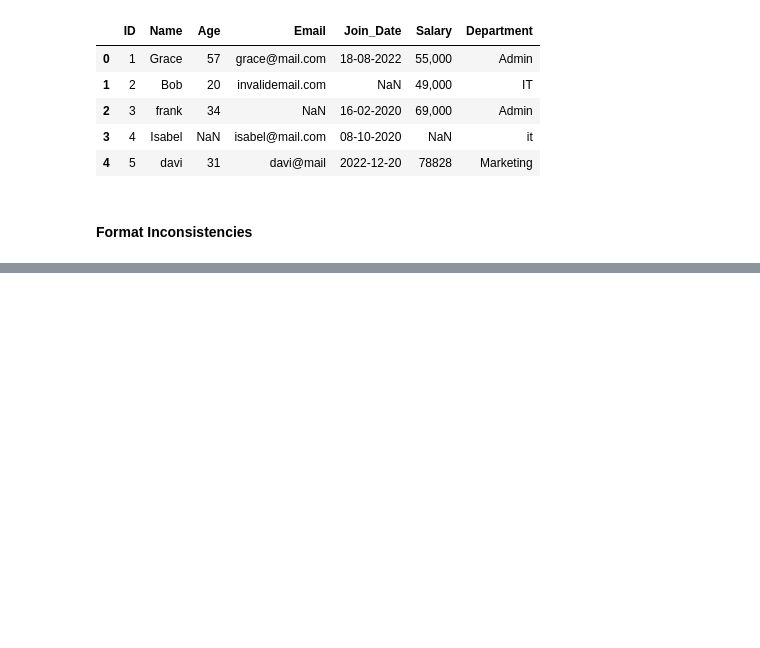
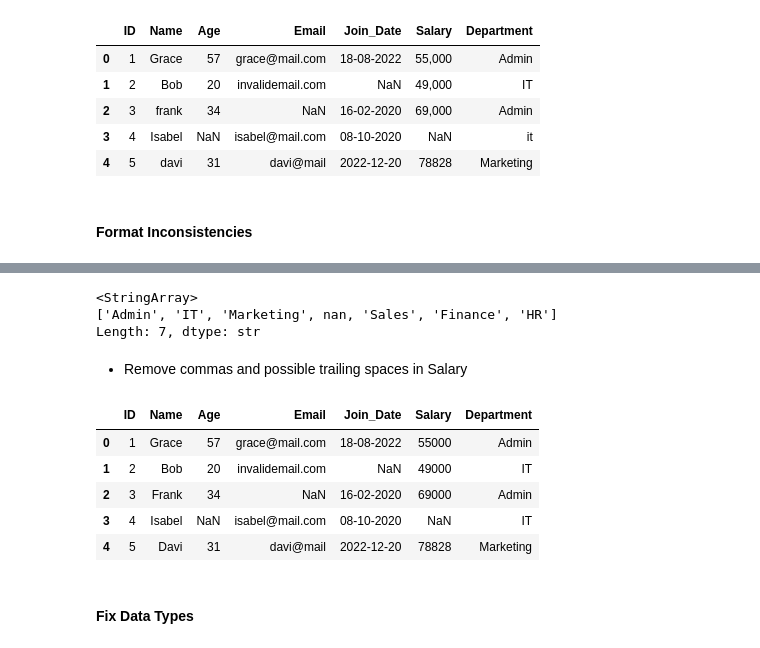
Before and after one commit to 0xceejay/practice-ai, a Jupyter notebook: src/data_cleaning/first.ipynb, the cells around one changed output, grey strips where cells are left out. Saved outputs shown, nothing was run; the diff lists cells and outputs as text; code cells hidden in the pictures; blank space fills up the shorter version.

```diff
--- a/src/data_cleaning/first.ipynb
+++ b/src/data_cleaning/first.ipynb
@@ -151,0 +166,4 @@ df_copy.head()
+# %%
+# Trim spaces using .str.strip()
+# Fix casing using str.title()
+df_copy['Name'] = df_copy['Name'].str.strip().str.title()
@@ -151,0 +189,15 @@ df_copy.head()
+# %%
+# Trim spaces using .str.strip()
+# Fix casing using str.title()
+df_copy['Department'] = df_copy['Department'].str.strip().str.title()
+# %%
+# Change abbreviations to uppercase
+df_copy["Department"] = df_copy["Department"].replace({"It": "IT", "Hr": "HR"})
+# %%
+df_copy["Department"].unique()
+# %% [output]
+<StringArray>
+['Admin', 'IT', 'Marketing', nan, 'Sales', 'Finance', 'HR']
+Length: 7, dtype: str
+# %% [markdown]
+* Remove commas and possible trailing spaces in Salary
@@ -151,0 +210,11 @@ df_copy.head()
+# %%
+df_copy.head()
+# %% [output]
+|  | ID | Name | Age | Email | Join_Date | Salary | Department |
+| 0 | 1 | Grace | 57 | grace@mail.com | 18-08-2022 | 55000 | Admin |
+| 1 | 2 | Bob | 20 | invalidemail.com | NaN | 49000 | IT |
+| 2 | 3 | Frank | 34 | NaN | 16-02-2020 | 69000 | Admin |
+| 3 | 4 | Isabel | NaN | isabel@mail.com | 08-10-2020 | NaN | IT |
+| 4 | 5 | Davi | 31 | davi@mail | 2022-12-20 | 78828 | Marketing |
+# %% [markdown]
+#### Fix Data Types
```
Also changed, not shown: parts of 27 cells of this notebook.
